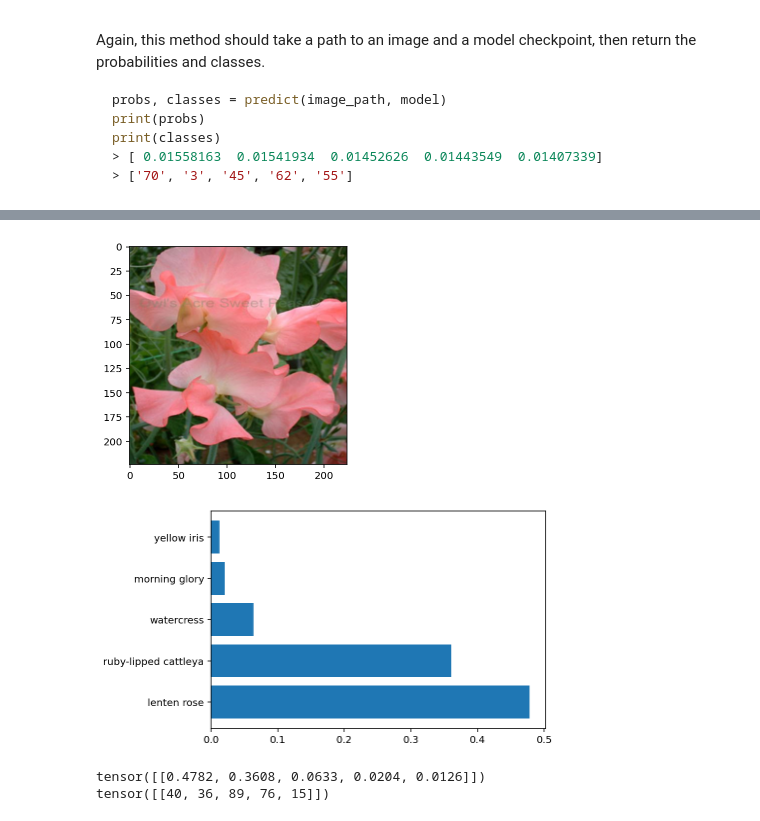
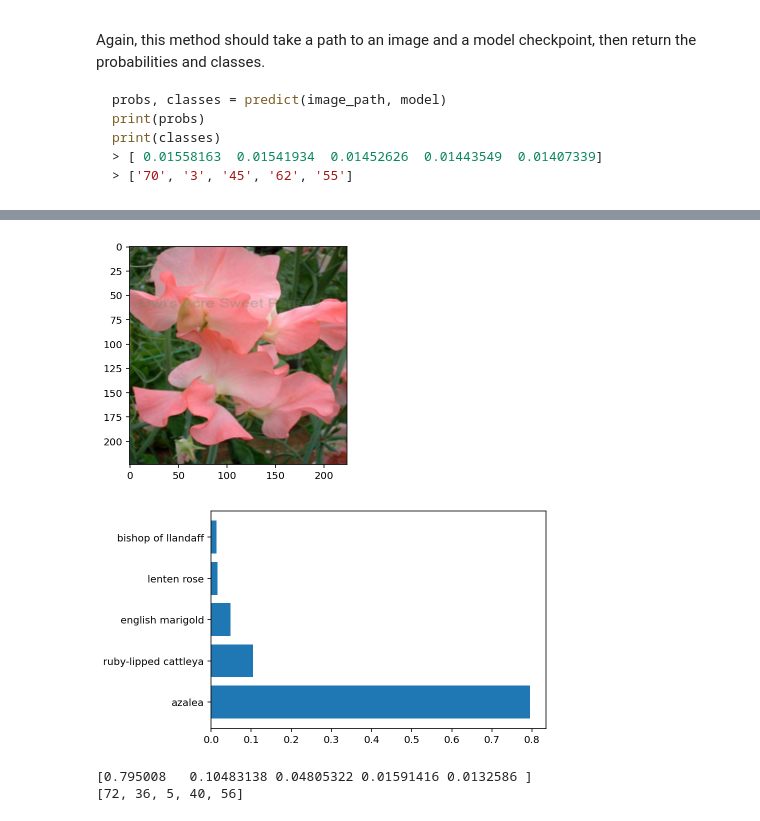
Before and after one commit to MartasBee/udacity_AIPND_project, a Jupyter notebook: Image Classifier Project.ipynb, the cells around one changed output, grey strips where cells are left out. Saved outputs shown, nothing was run; the diff lists cells and outputs as text; code cells hidden in the pictures.

```diff
--- a/Image Classifier Project.ipynb
+++ b/Image Classifier Project.ipynb
@@ -181,8 +211,16 @@ DenseNet(
 # %%
 learning_rate = 0.005
 
+#model_name, model, criterion, optimizer = create_model_densenet121()
+model_name, model = create_model_resnet18()
+model
+
 criterion = nn.NLLLoss()
-optimizer = optim.Adam(model.classifier.parameters(), lr=learning_rate)
+# tweek optimizer based on selected network
+if model_name == 'classify_flowers_densenet':
+    optimizer = optim.Adam(model.classifier.parameters(), lr=learning_rate)
+elif model_name == 'classify_flowers_resnet':
+    optimizer = optim.Adam(model.fc.parameters(), lr=learning_rate)
 # %%
 # Use GPU if available
 device = torch.device("cuda" if torch.cuda.is_available() else "cpu")
@@ -511,7 +574,6 @@ def predict(image_path, model, topk=5):
     # DONE: Implement the code to predict the class from an image file
 
     input_data = process_image(image_path)
-    imshow(input_data)
 
     # switch model to evaluation mode
     model.eval()
@@ -527,15 +589,29 @@ def predict(image_path, model, topk=5):
         ps = torch.exp(logps)
         top_p, top_class = ps.topk(topk, dim=1)
 
+    # tensor to numpy of float
+    top_p = top_p.data.numpy().squeeze()
+    # tensor to list of int
+    top_class = top_class.squeeze().tolist()
+
     return top_p, top_class
 # %%
-def create_probablities_chart(probabilities, classes):
+def class_to_name_lookup(class_names_dict, predicted_classes):
+    # convert predicted_classes from torch.Tensor to list if neccessary
+    if type(predicted_classes) == torch.Tensor:
+        predicted_classes = predicted_classes.squeeze().tolist()
 
-    probabilities = probabilities.data.numpy().squeeze()
-    classes = classes.squeeze().tolist()
     labels = []
-    for c in classes:
+    for c in predicted_classes:
         labels.append(cat_to_name.get(str(c)))
+
+    return labels
+
+def show_probablities_chart(probabilities, classes):
+    # convert predicted_classes from torch.Tensor to list if neccessary
+    if type(probabilities) == torch.Tensor:
+        probabilities = probabilities.data.numpy().squeeze()
+    labels = class_to_name_lookup(cat_to_name, classes)
 
     fig, ax = plt.subplots()
     ax.barh(np.arange(5), probabilities)
@@ -554,15 +630,18 @@ You can convert from the class integer encoding to actual flower names with the
 # %%
 # DONE: Display an image along with the top 5 classes
 
+image_to_classify = '../data/flowers/test/4/image_05636.jpg'
+
 loadedmodel = load_checkpoint(generate_save_path())
-probs, classes = predict('../data/flowers/test/4/image_05636.jpg', loadedmodel)
+probs, classes = predict(image_to_classify, loadedmodel)
 
-create_probablities_chart(probs, classes)
+imshow(process_image(image_to_classify))
+show_probablities_chart(probs, classes)
 
 print(probs)
 print(classes)
 # %% [output]
 [figure]
-[figure, old version]
+[figure, new version]
-tensor([[0.4782, 0.3608, 0.0633, 0.0204, 0.0126]])
-tensor([[40, 36, 89, 76, 15]])
+[0.795008   0.10483138 0.04805322 0.01591416 0.0132586 ]
+[72, 36, 5, 40, 56]
```
Also changed, not shown: parts of 14 cells of this notebook.
